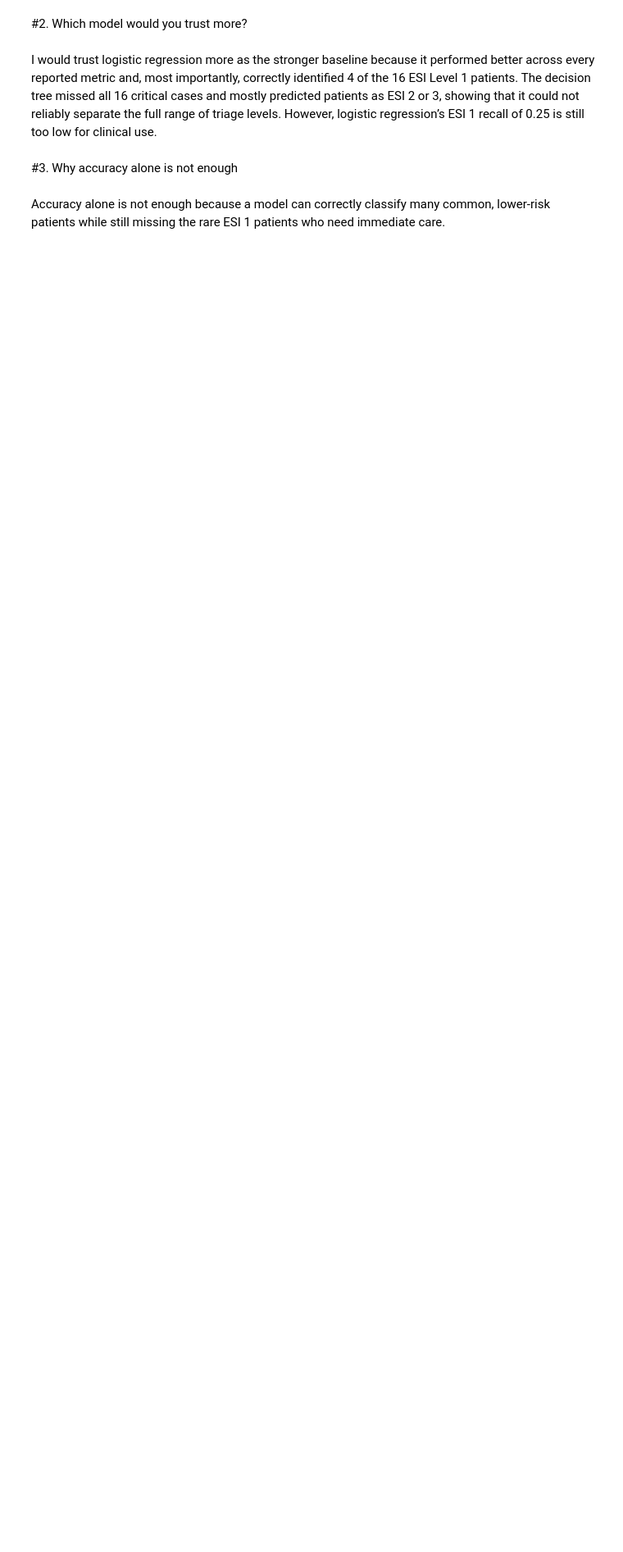
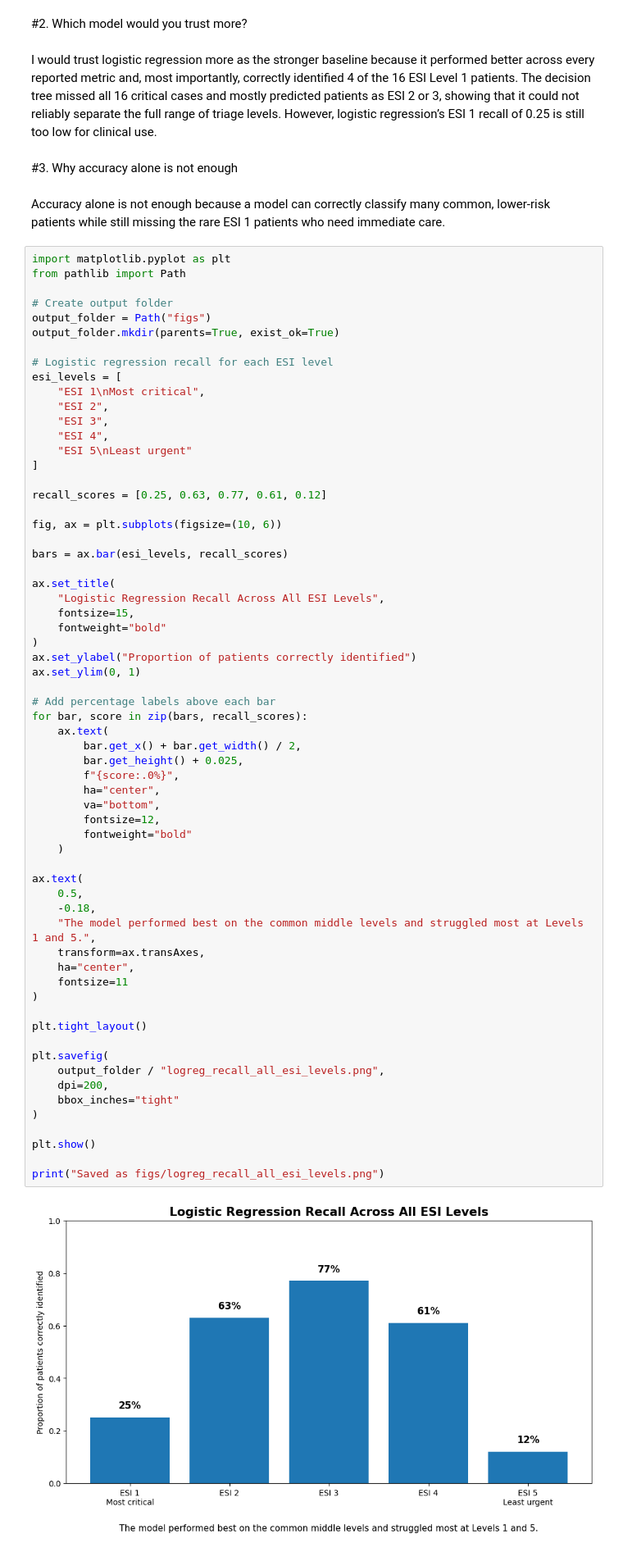
Before and after one commit to tinadams/carisurg-portfolio, a Jupyter notebook: notebooks/week_6_Tutorial3_Model_Evaluation_STUDENT.ipynb, the cells around one changed output. Shown at 82% size. Cells and saved outputs as stored; diff of their text form; blank space fills up the shorter version.

```diff
--- a/notebooks/week_6_Tutorial3_Model_Evaluation_STUDENT.ipynb
+++ b/notebooks/week_6_Tutorial3_Model_Evaluation_STUDENT.ipynb
@@ -412,3 +415,68 @@ I would trust logistic regression more as the stronger baseline because it perfo
 #3. Why accuracy alone is not enough
 # %% [markdown]
 Accuracy alone is not enough because a model can correctly classify many common, lower-risk patients while still missing the rare ESI 1 patients who need immediate care.
+# %%
+import matplotlib.pyplot as plt
+from pathlib import Path
+
+# Create output folder
+output_folder = Path("figs")
+output_folder.mkdir(parents=True, exist_ok=True)
+
+# Logistic regression recall for each ESI level
+esi_levels = [
+    "ESI 1\nMost critical",
+    "ESI 2",
+    "ESI 3",
+    "ESI 4",
+    "ESI 5\nLeast urgent"
+]
+
+recall_scores = [0.25, 0.63, 0.77, 0.61, 0.12]
+
+fig, ax = plt.subplots(figsize=(10, 6))
+
+bars = ax.bar(esi_levels, recall_scores)
+
+ax.set_title(
+    "Logistic Regression Recall Across All ESI Levels",
+    fontsize=15,
+    fontweight="bold"
+)
+ax.set_ylabel("Proportion of patients correctly identified")
+ax.set_ylim(0, 1)
+
+# Add percentage labels above each bar
+for bar, score in zip(bars, recall_scores):
+    ax.text(
+        bar.get_x() + bar.get_width() / 2,
+        bar.get_height() + 0.025,
+        f"{score:.0%}",
+        ha="center",
+        va="bottom",
+        fontsize=12,
+        fontweight="bold"
+    )
+
+ax.text(
+    0.5,
+    -0.18,
+    "The model performed best on the common middle levels and struggled most at Levels 1 and 5.",
+    transform=ax.transAxes,
+    ha="center",
+    fontsize=11
+)
+
+plt.tight_layout()
+
+plt.savefig(
+    output_folder / "logreg_recall_all_esi_levels.png",
+    dpi=200,
+    bbox_inches="tight"
+)
+
+plt.show()
+
+print("Saved as figs/logreg_recall_all_esi_levels.png")
+# %% [output]
+[figure, added]
```
Also changed, not shown: parts of 18 cells of this notebook.
